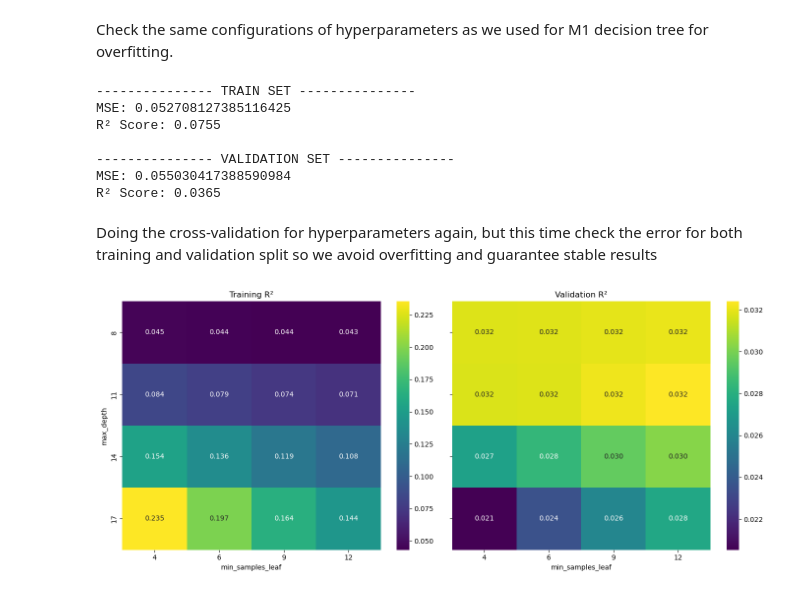
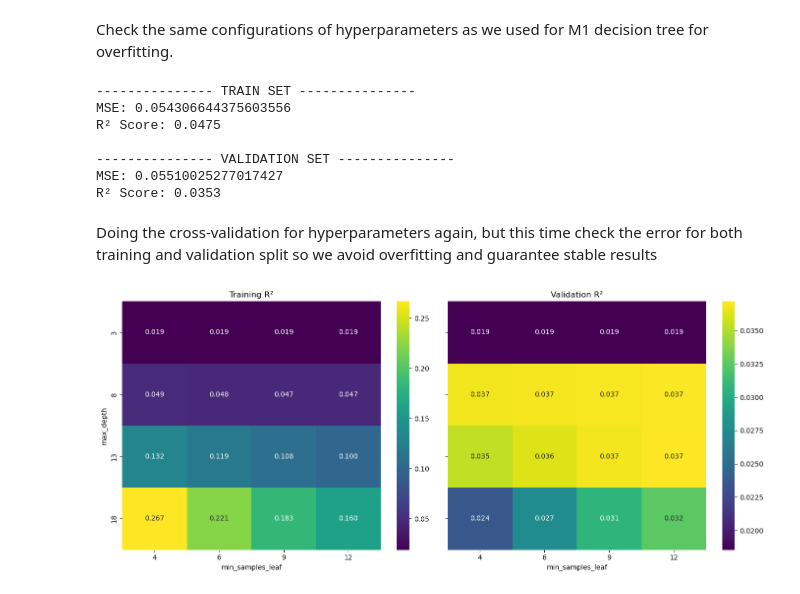
Before and after one commit to Simon-Simonsen/ML-project, a Jupyter notebook: M3.ipynb, the cells around one changed output. Drawn from its saved outputs; the diff is of its cells as text; code cells hidden in the pictures.

```diff
--- a/M3.ipynb
+++ b/M3.ipynb
@@ -115,11 +119,9 @@ from sklearn.metrics import r2_score
 from sklearn.model_selection import train_test_split
 
 
-df = pd.read_csv('feature_engineered.csv')
-
-X = df[['Density', 'DrivAge', 'Exposure', 'VehAge','VehPower', 'BonusMalus', 'VehGas', 'exposure*bonusmalus', 'Density_over_VehAge', 'VehBrand']]
-X = pd.get_dummies(X, drop_first=True, dtype=int)
-y = df['ClaimNb']
+X = pd.read_csv('data/optimized_data.csv')
+target_df = pd.read_csv('feature_engineered.csv')
+y = target_df['ClaimNb']
 
 x_train, x_test, y_train, y_test = train_test_split(X, y, test_size=.25, random_state=42)
 
@@ -234,21 +236,16 @@ from sklearn.model_selection import train_test_split
 import pandas as pd
 from sklearn.ensemble import RandomForestRegressor
 
-df = pd.read_csv('feature_engineered.csv')
-
-X = df[['Density', 'DrivAge', 'Exposure', 'VehAge', 'VehPower',
-        'BonusMalus', 'VehGas', 'exposure*bonusmalus',
-        'Density_over_VehAge', 'VehBrand']]
-
-X = pd.get_dummies(X, drop_first=True)
-y = df['ClaimNb']
+X = pd.read_csv('data/optimized_data.csv')
+target_df = pd.read_csv('feature_engineered.csv')
+y = target_df['ClaimNb']
 
 # Train / Validation only
 X_train, X_val, y_train, y_val = train_test_split(
     X, y, test_size=0.25, random_state=42
 )
 
-clf = RandomForestRegressor(n_estimators=100, random_state=42, min_samples_leaf=12, max_depth=11)
+clf = RandomForestRegressor(n_estimators=100, random_state=42, min_samples_leaf=12, max_depth=8)
 clf.fit(X_train, y_train)
 
 
@@ -265,37 +262,35 @@ print("MSE:", mean_squared_error(y_val, y_pred_val))
 print(f"R² Score: {r2_score(y_val, y_pred_val):.4f}")
 # %% [output]
 --------------- TRAIN SET ---------------
-MSE: 0.052708127385116425
-R² Score: 0.0755
+MSE: 0.054306644375603556
+R² Score: 0.0475
 
 --------------- VALIDATION SET ---------------
-MSE: 0.055030417388590984
-R² Score: 0.0365
+MSE: 0.05510025277017427
+R² Score: 0.0353
 # %% [markdown]
 Doing the cross-validation for hyperparameters again, but this time check the error for both training and validation split so we avoid overfitting and guarantee stable results
 # %%
 from sklearn.ensemble import RandomForestRegressor
 import pandas as pd
 from sklearn.metrics import r2_score
-from sklearn.model_selection import KFold
+from sklearn.model_selection import StratifiedKFold
 import numpy as np
 import seaborn as sns
 import matplotlib.pyplot as plt
 
 
-df = pd.read_csv('feature_engineered.csv')
-
-X = df[['Density', 'DrivAge', 'Exposure', 'VehAge','VehPower', 'BonusMalus', 'VehGas']]
-X = pd.get_dummies(X, drop_first=True)
-y = df['ClaimNb']
+X = pd.read_csv('data/optimized_data.csv')
+target_df = pd.read_csv('feature_engineered.csv')
+y = target_df['ClaimNb']
 
 X = X.to_numpy()
 y = y.to_numpy()
 
-kf = KFold(n_splits=3, shuffle=True, random_state=42)
+kf = StratifiedKFold(n_splits=3, shuffle=True, random_state=42)
 
 # hyperparameters
-max_depth_values = [8, 11, 14, 17]
+max_depth_values = [3, 8, 13, 18]
 min_leaf_values = [4,6,9, 12]
 results = []
 
@@ -308,7 +303,7 @@ for i, d in enumerate(max_depth_values):
         r2_scores_train = []
         r2_scores_val = []
 
-        for train_index, val_index in kf.split(X):
+        for train_index, val_index in kf.split(X, y):
             X_train, X_val = X[train_index], X[val_index]
             y_train, y_val = y[train_index], y[val_index]
 
@@ -329,31 +324,31 @@ fig, axes = plt.subplots(1, 2, figsize=(14, 6), sharey=True)
 #training R² heatmap
 sns.heatmap(
     train_matrix,
     annot=True,
     fmt=".3f",
     xticklabels=min_leaf_values,
     yticklabels=max_depth_values,
     cmap="viridis",
     ax=axes[0]
 )
 axes[0].set_title("Training R²")
 axes[0].set_xlabel("min_samples_leaf")
 axes[0].set_ylabel("max_depth")
 
 #validation R² heatmap
 sns.heatmap(
     val_matrix,
     annot=True,
     fmt=".3f",
     xticklabels=min_leaf_values,
     yticklabels=max_depth_values,
     cmap="viridis",
     ax=axes[1]
 )
 axes[1].set_title("Validation R²")
 axes[1].set_xlabel("min_samples_leaf")
 
 plt.tight_layout()
 plt.show()
 # %% [output]
-[figure, old version]
+[figure, new version]
```
Also changed, not shown: parts of 7 cells of this notebook.
